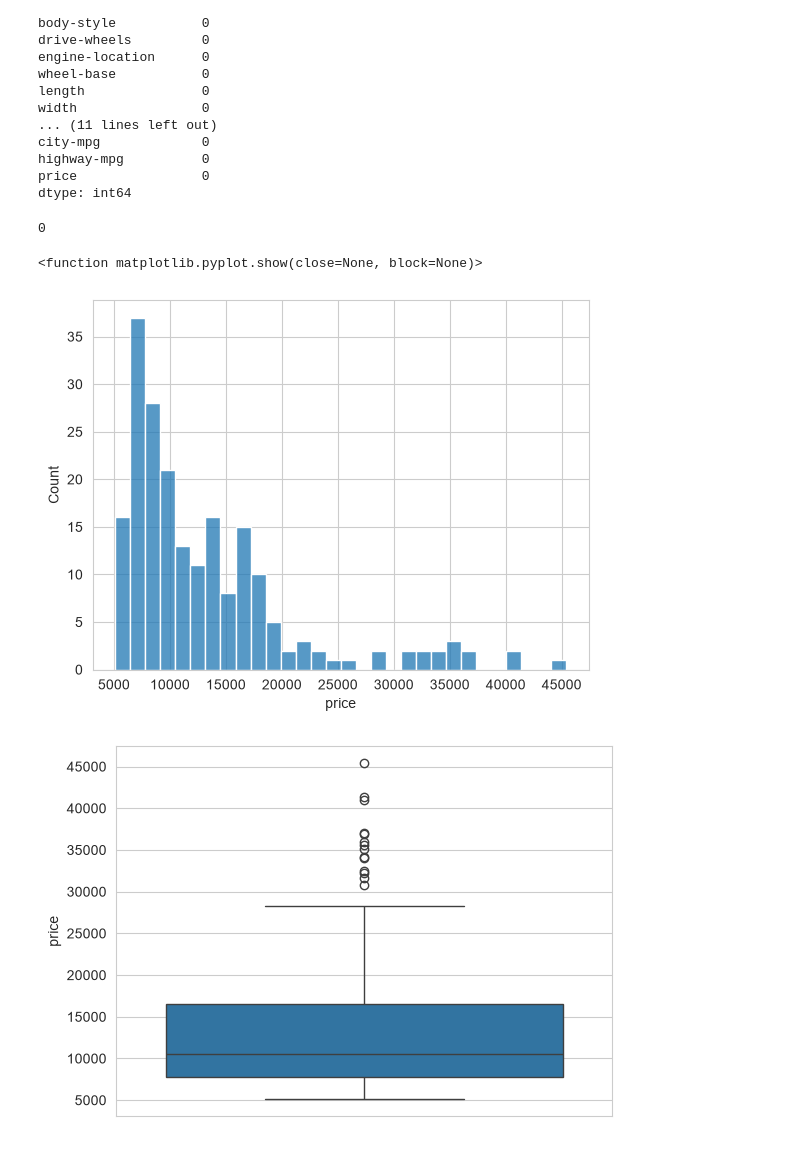
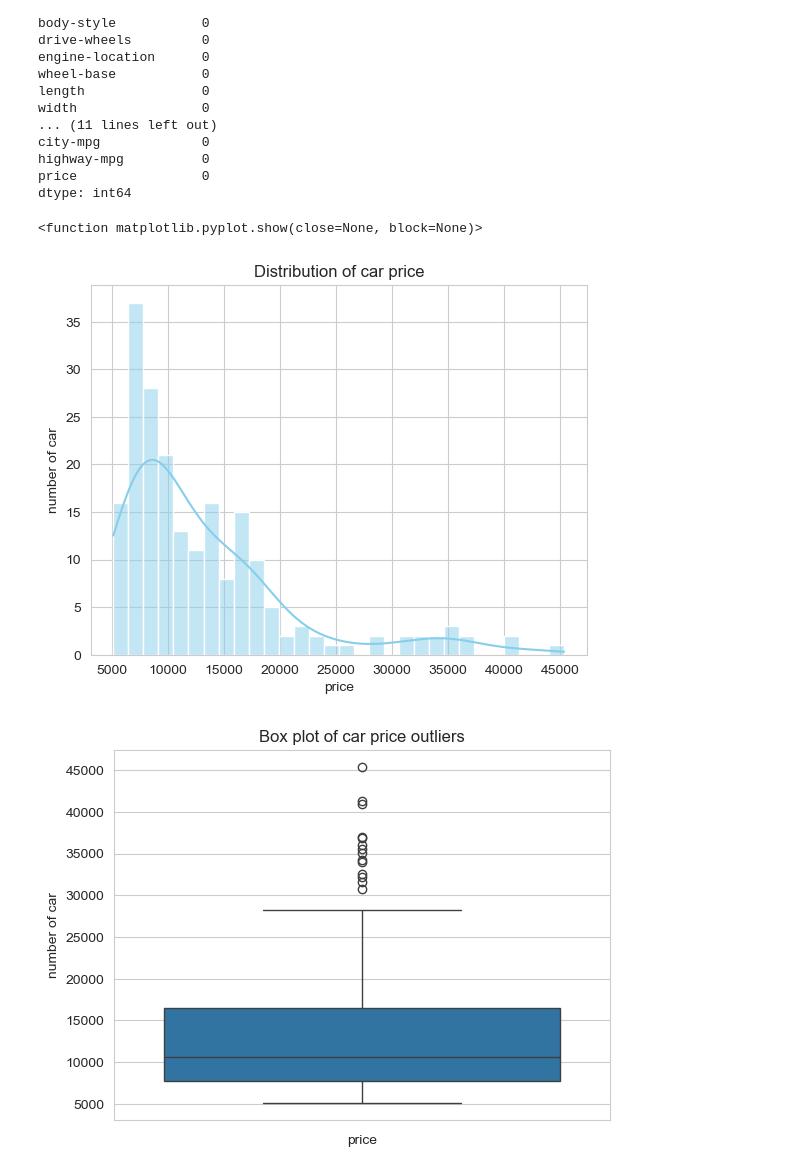
Before and after one commit to vipinyadav23542-ai/automobile_casestudy-vip26, a Jupyter notebook: Automobile.ipynb, the cells around one changed output. Saved outputs shown, nothing was run; the diff lists cells and outputs as text; code cells hidden in the pictures.

```diff
--- a/Automobile.ipynb
+++ b/Automobile.ipynb
@@ -183,17 +183,22 @@ price                0
 dtype: int64
 # %%
 ###check duplicates####
-print(df.duplicated().sum())
+#print(df.duplicated().sum())
+df.to_csv("Auto_mobile.csv")
-# %% [output]
-0
 # %%
-sns.histplot(df["price"],bins=30)
+sns.histplot(df["price"],bins=30,kde=True,color="skyblue")
+plt.title("Distribution of car price")
+plt.xlabel("price")
+plt.ylabel("number of car")
 plt.show
 # %% [output]
 <function matplotlib.pyplot.show(close=None, block=None)>
-[figure, old version]
+[figure, new version]
 # %%
 sns.boxplot(y=df['price'])
+plt.title("Box plot of car price outliers")
+plt.xlabel("price")
+plt.ylabel("number of car")
 plt.show()
 # %% [output]
-[figure, old version]
+[figure, new version]
```
Also changed, not shown: parts of 9 cells of this notebook.
